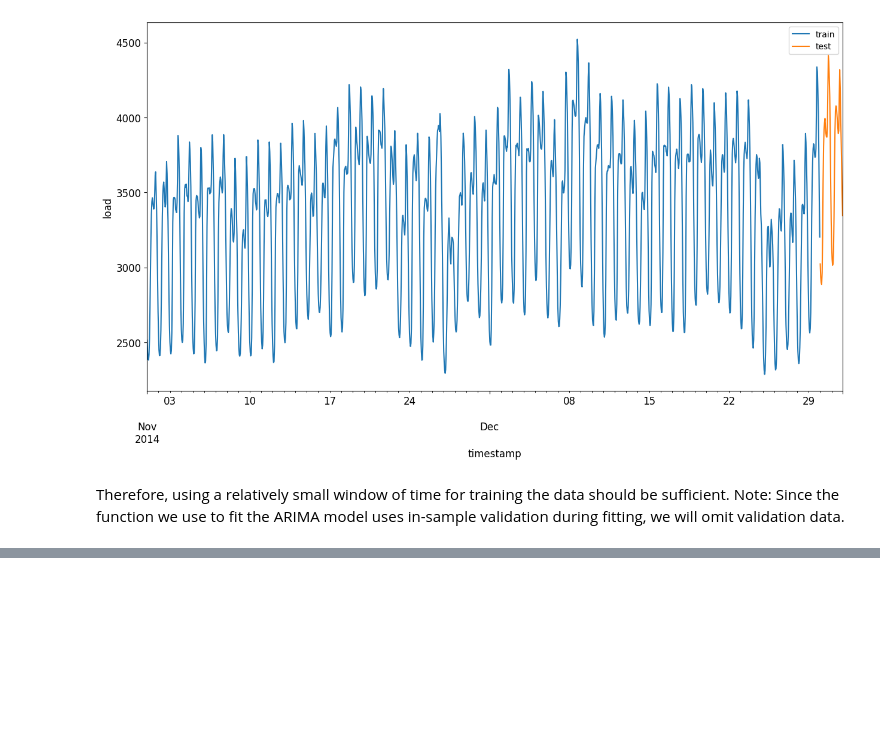
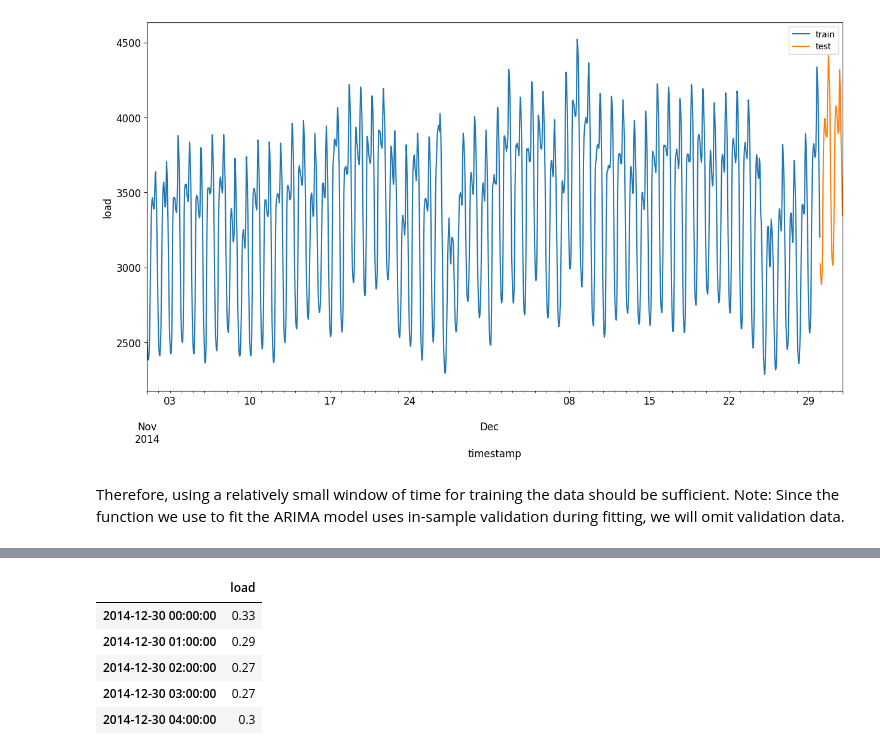
Before and after one commit to AmandaVP23/microsoft-ML-for-beginners, a Jupyter notebook: 7-time-series/2-arima.ipynb, the cells around one changed output, grey strips where cells are left out. Saved outputs shown, nothing was run; the diff lists cells and outputs as text; code cells hidden in the pictures; blank space fills up the shorter version.

```diff
--- a/7-time-series/2-arima.ipynb
+++ b/7-time-series/2-arima.ipynb
@@ -68,0 +109,11 @@ Note: Since the function we use to fit the ARIMA model uses in-sample validation
+# %%
+# scale the test data
+test['load'] = scaler.transform(test)
+test.head()
+# %% [output]
+|  | load |
+| 2014-12-30 00:00:00 | 0.33 |
+| 2014-12-30 01:00:00 | 0.29 |
+| 2014-12-30 02:00:00 | 0.27 |
+| 2014-12-30 03:00:00 | 0.27 |
+| 2014-12-30 04:00:00 | 0.3 |
```
Also changed, not shown: parts of 15 cells of this notebook.
